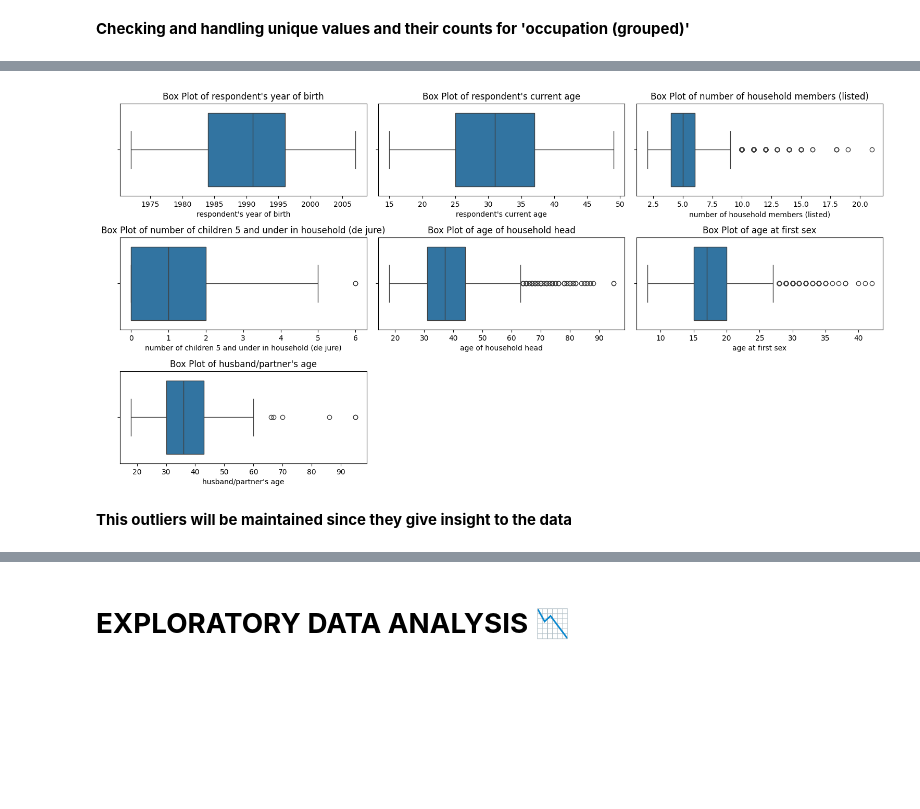
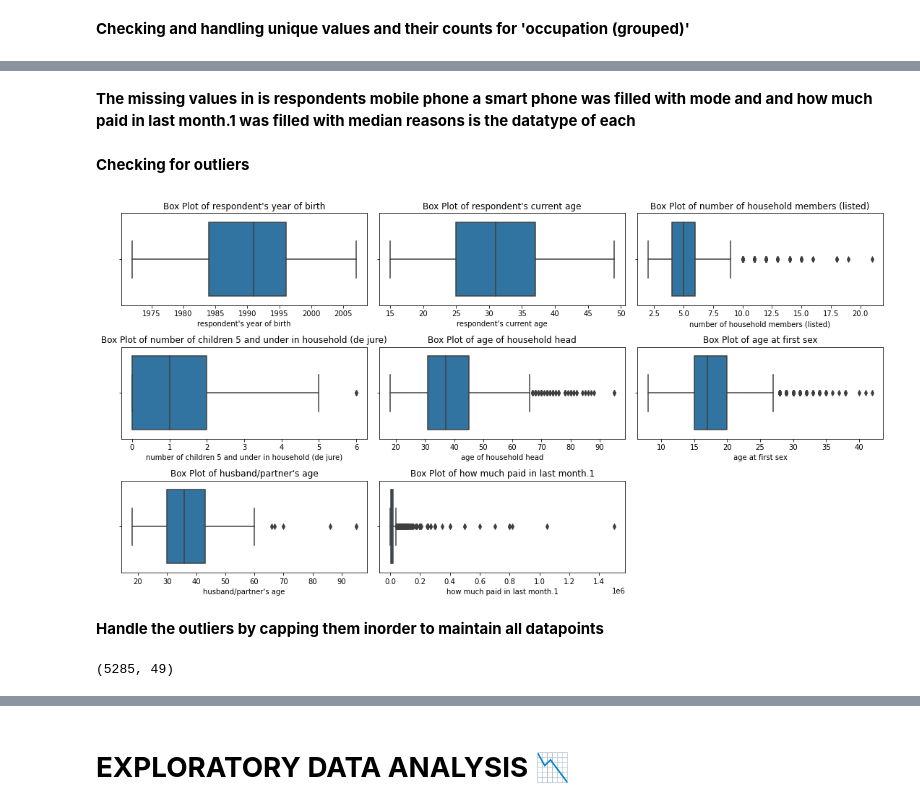
Before and after one commit to itsyourgirlnicky/Prediciting-Contributions-of-Informal-Workers-to-the-SHIF, a Jupyter notebook: Capstone_Project.ipynb, the cells around one changed output, grey strips where cells are left out. Drawn from its saved outputs; the diff is of its cells as text; code cells hidden in the pictures; blank space fills up the shorter version.

```diff
--- a/Capstone_Project.ipynb
+++ b/Capstone_Project.ipynb
@@ -371,7 +324,7 @@ Name: count, dtype: int64
 # %%
-# Drop rows where 'type of cooking fuel' is '17' or '15'
-df = df[~df['type of cooking fuel'].isin(['17', '15'])]
+# Replace '17' and '15' with 'unknown' in the 'type of cooking fuel' column
+df['type of cooking fuel'] = df['type of cooking fuel'].replace(['17', '15'], 'unknown')
 
-# Verify that the values have been dropped
+# Verify
 print(df['type of cooking fuel'].value_counts())
 # %% [output]
@@ -441,16 +433,41 @@ Name: count, dtype: int64
+# %% [markdown]
+**The missing values in is respondents mobile phone a smart phone  was filled with mode and and how much paid in last month.1 was filled with median reasons is the datatype of each**
+# %% [markdown]
+**Checking for outliers**
 # %%
 # Select numeric columns
-numerical_columns = df.select_dtypes(include=['int64']).columns
+numerical_columns = df.select_dtypes(include=['int64','float64']).columns
 
 # Plot box plots for numeric columns
 plt.figure(figsize=(15, 10))
 for i, column in enumerate(numerical_columns, 1):
     plt.subplot(4, 3, i)
     sns.boxplot(x=df[column])
     plt.title(f'Box Plot of {column}')
 plt.tight_layout()
 plt.show()
 # %% [output]
-[figure, old version]
+[figure, new version]
-# %% [markdown]
-**This outliers will be maintained since they give insight to the data**
+# %% [markdown]
+**Handle the outliers  by capping them inorder to maintain all datapoints**
+# %%
+# Function to cap outliers using the IQR method
+def cap_outliers(df, column):
+    Q1 = df[column].quantile(0.25)
+    Q3 = df[column].quantile(0.75)
+    IQR = Q3 - Q1
+    lower_bound = Q1 - 1.5 * IQR
+    upper_bound = Q3 + 1.5 * IQR
+    df[column] = np.where(df[column] < lower_bound, lower_bound, df[column])
+    df[column] = np.where(df[column] > upper_bound, upper_bound, df[column])
+    return df
+
+# Apply the function to each numeric column
+numeric_columns = df.select_dtypes(include=[np.number]).columns
+for column in numeric_columns:
+    df = cap_outliers(df, column)
+
+# Check the shape of the dataframe after capping outliers
+print(df.shape)
+# %% [output]
+(5285, 49)
```
Also changed, not shown: parts of 163 cells of this notebook.
